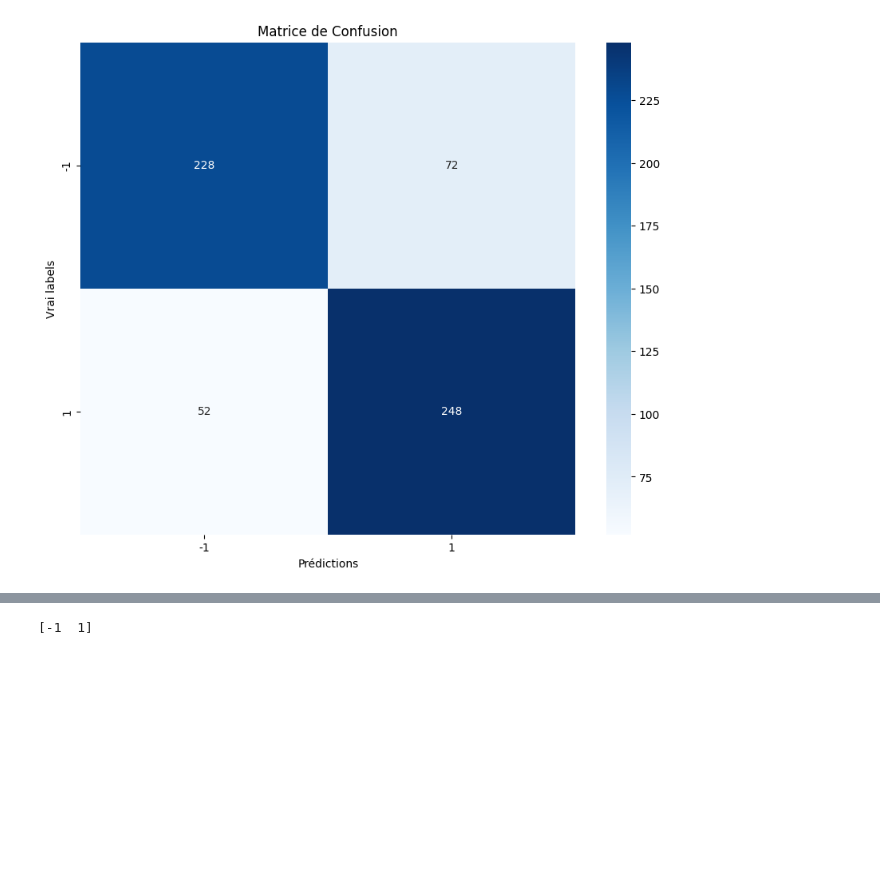
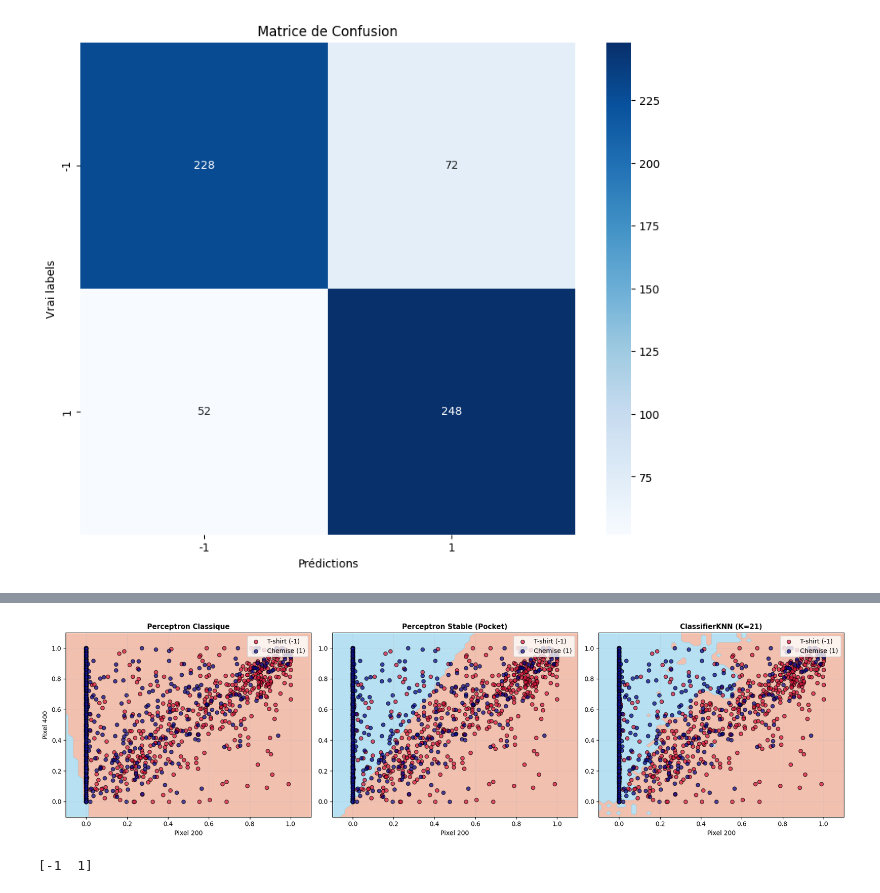
Before and after one commit to Aooooult/fashion-mnist-project, a Jupyter notebook: Projet/projet-GURENKO_NOEL.ipynb, the cells around one changed output, grey strips where cells are left out. Saved outputs shown, nothing was run; the diff lists cells and outputs as text; code cells hidden in the pictures; blank space fills up the shorter version.

```diff
--- a/Projet/projet-GURENKO_NOEL.ipynb
+++ b/Projet/projet-GURENKO_NOEL.ipynb
@@ -644,0 +709,40 @@ comme le choix le plus fiable et le plus robuste mathématiquement.
+# %%
+"""
+CONCLUSION SUR CLASSIFIERS BINAIRES: visualisation du frontière
+"""
+
+X_2D = DS_binaire[0][:, [200, 400]]
+Y_2D = DS_binaire[1]
+
+X_2D_train = X_2D.astype(np.float64)
+Y_2D_train = Y_2D.astype(np.int64)
+
+n_features_2d = 2
+
+p_classique_2d = cl.ClassifierPerceptron(n_features_2d, learning_rate=0.01, init=True)
+p_stable_2d = cl.ClassifierPerceptronStable(n_features_2d, learning_rate=0.01, init=True)
+knn_2d = cl.ClassifierKNN(n_features_2d, k=21)
+
+p_classique_2d.train(X_2D_train, Y_2D_train)
+p_stable_2d.train(X_2D_train, Y_2D_train)
+knn_2d.train(X_2D_train, Y_2D_train)
+
+plt.figure(figsize=(18, 5))
+
+plt.subplot(1, 3, 1)
+vis.visualiser_frontiere_2d(X_2D_train, Y_2D_train, p_classique_2d, title="Perceptron Classique")
+plt.xlabel("Pixel 200")
+plt.ylabel("Pixel 400")
+
+plt.subplot(1, 3, 2)
+vis.visualiser_frontiere_2d(X_2D_train, Y_2D_train, p_stable_2d, title="Perceptron Stable (Pocket)")
+plt.xlabel("Pixel 200")
+
+plt.subplot(1, 3, 3)
+vis.visualiser_frontiere_2d(X_2D_train, Y_2D_train, knn_2d, title="ClassifierKNN (K=21)")
+plt.xlabel("Pixel 200")
+
+plt.tight_layout()
+plt.show()
+# %% [output]
+[figure, added]
```
Also changed, not shown: parts of 4 cells of this notebook, 1 other file.
